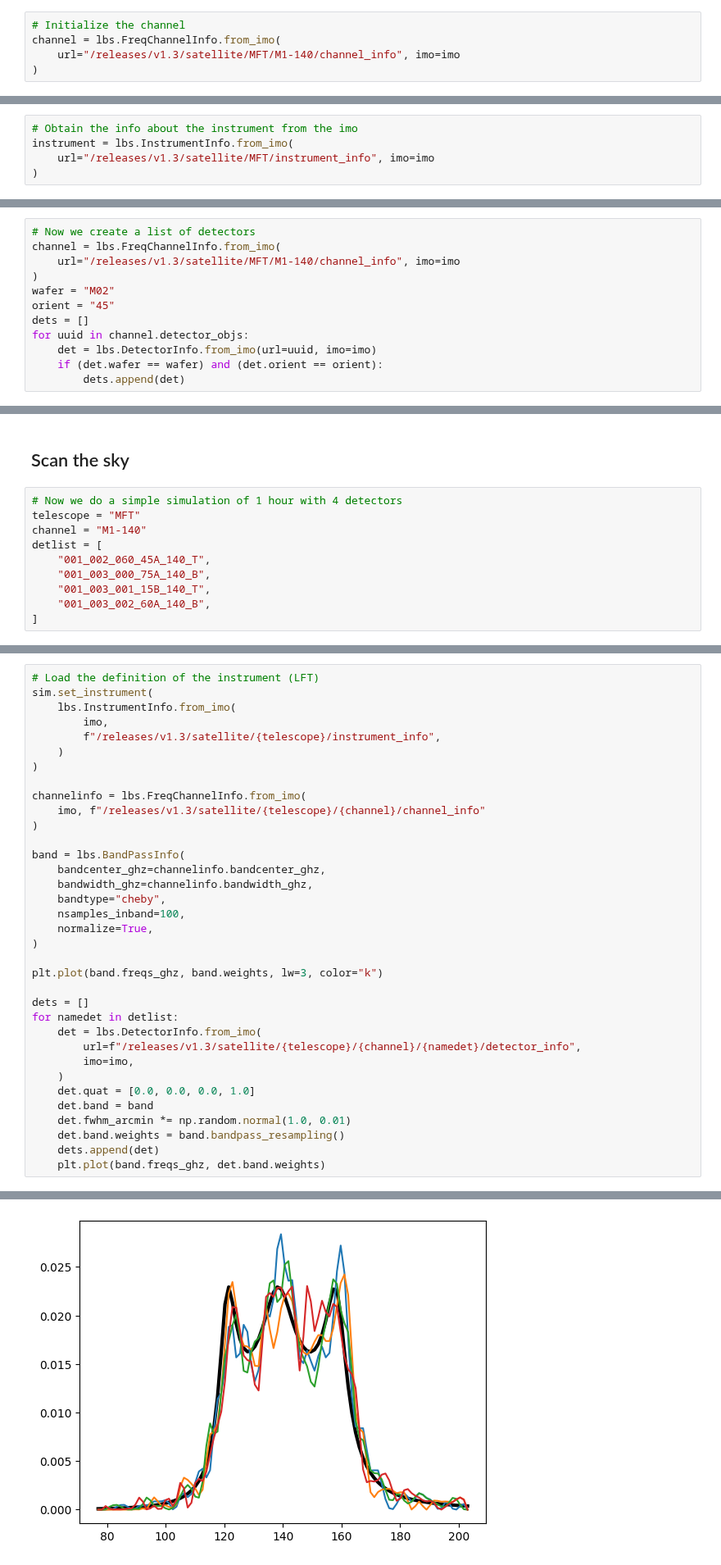
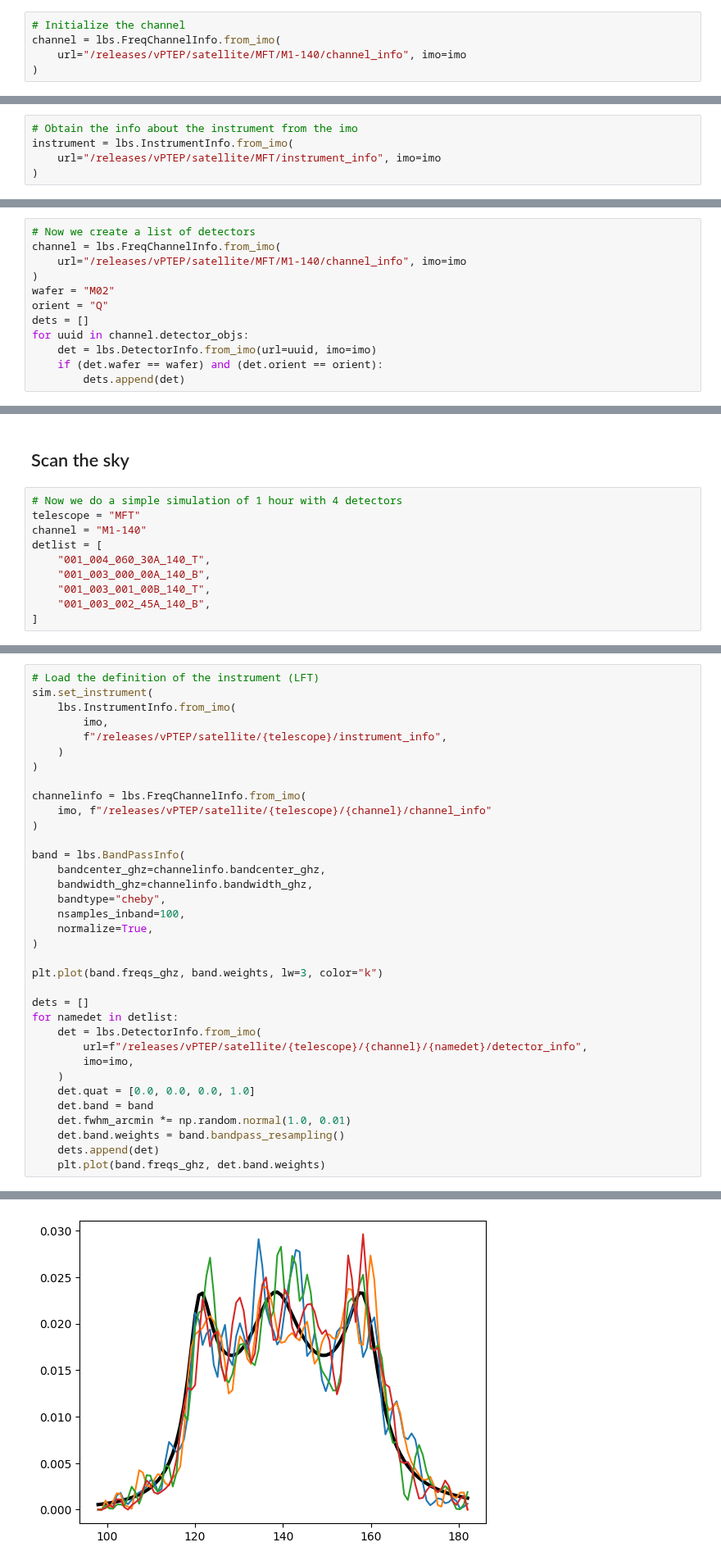
Before and after one commit to litebird/litebird_sim, a Jupyter notebook: notebooks/example_of_fg_generation_and_bandpass_integration.ipynb, the cells around one changed output, grey strips where cells are left out. Shown at 82% size. Cells and saved outputs as stored; diff of their text form.

```diff
--- a/notebooks/example_of_fg_generation_and_bandpass_integration.ipynb
+++ b/notebooks/example_of_fg_generation_and_bandpass_integration.ipynb
@@ -23,7 +27,7 @@ sim = lbs.Simulation(
 # %%
 # Initialize the channel
 channel = lbs.FreqChannelInfo.from_imo(
-    url="/releases/v1.3/satellite/MFT/M1-140/channel_info", imo=imo
+    url="/releases/vPTEP/satellite/MFT/M1-140/channel_info", imo=imo
 )
 # %%
 # Parameters of Mbs
@@ -84,7 +88,7 @@ MbsParameters(nside=64, save=False, gaussian_smooth=True, bandpass_int=False, co
 # %%
 # Obtain the info about the instrument from the imo
 instrument = lbs.InstrumentInfo.from_imo(
-    url="/releases/v1.3/satellite/MFT/instrument_info", imo=imo
+    url="/releases/vPTEP/satellite/MFT/instrument_info", imo=imo
 )
 # %%
 # Create a list with all the channels
@@ -156,10 +160,10 @@ Mbs_parameters
 # %%
 # Now we create a list of detectors
 channel = lbs.FreqChannelInfo.from_imo(
-    url="/releases/v1.3/satellite/MFT/M1-140/channel_info", imo=imo
+    url="/releases/vPTEP/satellite/MFT/M1-140/channel_info", imo=imo
 )
 wafer = "M02"
-orient = "45"
+orient = "Q"
 dets = []
 for uuid in channel.detector_objs:
     det = lbs.DetectorInfo.from_imo(url=uuid, imo=imo)
@@ -349,10 +353,10 @@ hp.mollview((mapsth["M1-140"] - mapsthc["M1-140"])[1], sub=122)
 telescope = "MFT"
 channel = "M1-140"
 detlist = [
-    "001_002_060_45A_140_T",
-    "001_003_000_75A_140_B",
-    "001_003_001_15B_140_T",
-    "001_003_002_60A_140_B",
+    "001_004_060_30A_140_T",
+    "001_003_000_00A_140_B",
+    "001_003_001_00B_140_T",
+    "001_003_002_45A_140_B",
 ]
 # %%
 start_time = 0.0
@@ -368,44 +372,44 @@ sim = lbs.Simulation(
 sim.set_instrument(
     lbs.InstrumentInfo.from_imo(
         imo,
-        f"/releases/v1.3/satellite/{telescope}/instrument_info",
+        f"/releases/vPTEP/satellite/{telescope}/instrument_info",
     )
 )
 
 channelinfo = lbs.FreqChannelInfo.from_imo(
-    imo, f"/releases/v1.3/satellite/{telescope}/{channel}/channel_info"
+    imo, f"/releases/vPTEP/satellite/{telescope}/{channel}/channel_info"
 )
 
 band = lbs.BandPassInfo(
     bandcenter_ghz=channelinfo.bandcenter_ghz,
     bandwidth_ghz=channelinfo.bandwidth_ghz,
     bandtype="cheby",
     nsamples_inband=100,
     normalize=True,
 )
 
 plt.plot(band.freqs_ghz, band.weights, lw=3, color="k")
 
 dets = []
 for namedet in detlist:
     det = lbs.DetectorInfo.from_imo(
-        url=f"/releases/v1.3/satellite/{telescope}/{channel}/{namedet}/detector_info",
+        url=f"/releases/vPTEP/satellite/{telescope}/{channel}/{namedet}/detector_info",
         imo=imo,
     )
     det.quat = [0.0, 0.0, 0.0, 1.0]
     det.band = band
     det.fwhm_arcmin *= np.random.normal(1.0, 0.01)
     det.band.weights = band.bandpass_resampling()
     dets.append(det)
     plt.plot(band.freqs_ghz, det.band.weights)
 # %% [output]
 Can't resample if no sampler is built and/or provided, initializing the sampler and interpolating the band
   underestimated.
   sp.integrate.quad(b, a=self.freqs_ghz.min(), b=inu)[0]
   the integrand in order to determine the difficulties.  If the position of a
   local difficulty can be determined (singularity, discontinuity) one will
   probably gain from splitting up the interval and calling the integrator
   on the subranges.  Perhaps a special-purpose integrator should be used.
   sp.integrate.quad(b, a=self.freqs_ghz.min(), b=inu)[0]
-[figure, old version]
+[figure, new version]
 # %%
```
Also changed, not shown: parts of 15 cells of this notebook, 4 other files.
